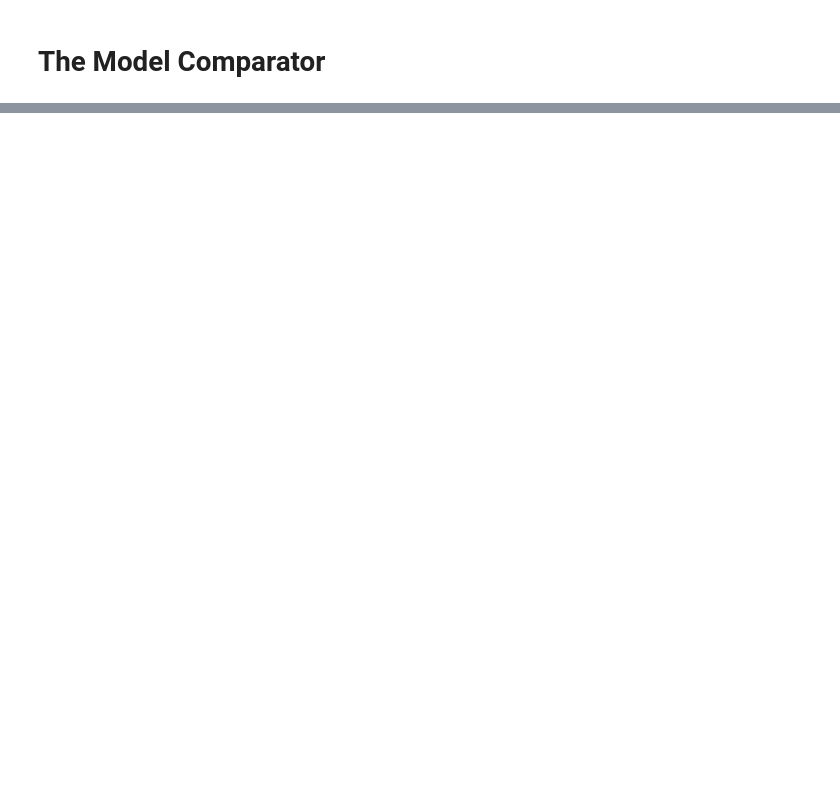
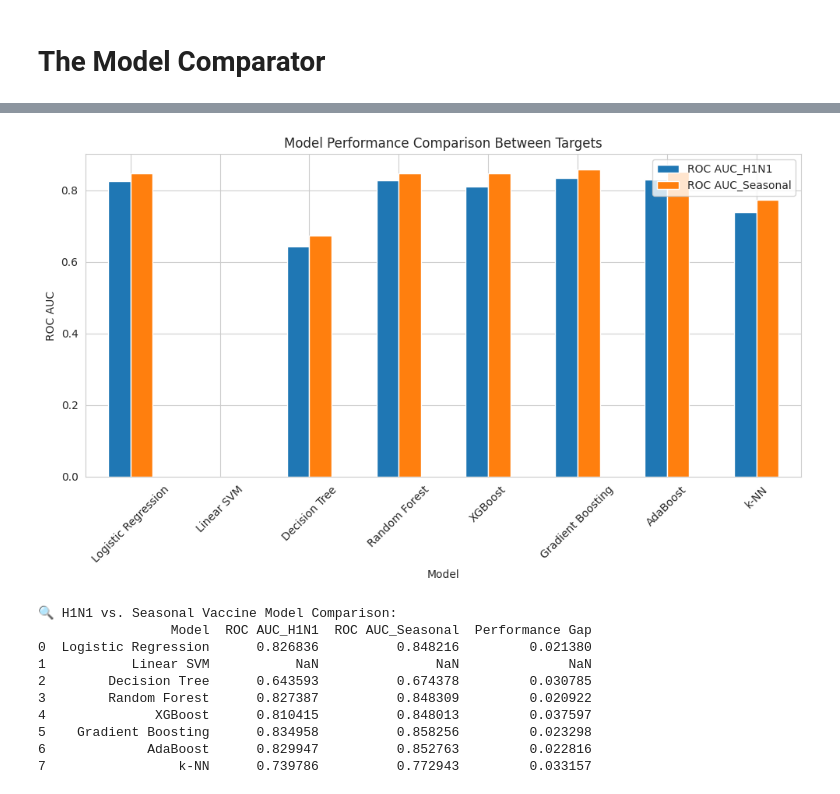
Before and after one commit to albert-raphael/alpha-group, a Jupyter notebook: Notebooks/flu shot.ipynb, the cells around one changed output, grey strips where cells are left out. Cells and saved outputs as stored; diff of their text form; code cells hidden in the pictures; blank space fills up the shorter version.

```diff
--- a/Notebooks/flu shot.ipynb
+++ b/Notebooks/flu shot.ipynb
@@ -2800,0 +2804,21 @@ class ModelComparator:
+# %%
+
+#Define feature columns and targets
+
+X = processed_df.drop(columns=['h1n1_vaccine', 'seasonal_vaccine'])  # Features
+y_h1n1 = processed_df['h1n1_vaccine']
+y_seasonal = processed_df['seasonal_vaccine']
+
+# Split H1N1 target
+X_train_h1n1, X_test_h1n1, y_train_h1n1, y_test_h1n1 = train_test_split(X, y_h1n1, test_size=0.2, random_state=42)
+
+# Split Seasonal target
+X_train_seasonal, X_test_seasonal, y_train_seasonal, y_test_seasonal = train_test_split(X, y_seasonal, test_size=0.2, random_state=42)
+# %%
+# Instantiate and evaluate H1N1 model performance
+h1n1_comparator = ModelComparator(X_train_h1n1, y_train_h1n1, X_test_h1n1, y_test_h1n1, 'h1n1_vaccine')
+h1n1_results = h1n1_comparator.train_and_evaluate()
+
+# Display H1N1 results
+print("\n🔍 H1N1 Model Performance:")
+print(h1n1_results)
@@ -2800,0 +2843,8 @@ class ModelComparator:
+# %%
+# Instantiate and evaluate Seasonal model performance
+seasonal_comparator = ModelComparator(X_train_seasonal, y_train_seasonal, X_test_seasonal, y_test_seasonal, 'seasonal_vaccine')
+seasonal_results = seasonal_comparator.train_and_evaluate()
+
+# Display Seasonal results
+print("\n🔍 Seasonal Model Performance:")
+print(seasonal_results)
@@ -2800,0 +2869,19 @@ class ModelComparator:
+# %%
+# Compare H1N1 vs. Seasonal model performance
+comparison = h1n1_comparator.compare_target_performance(seasonal_comparator)
+
+# Display comparison
+print("\n🔍 H1N1 vs. Seasonal Vaccine Model Comparison:")
+print(comparison)
+# %% [output]
+[figure, added]
+🔍 H1N1 vs. Seasonal Vaccine Model Comparison:
+                 Model  ROC AUC_H1N1  ROC AUC_Seasonal  Performance Gap
+0  Logistic Regression      0.826836          0.848216         0.021380
+1           Linear SVM           NaN               NaN              NaN
+2        Decision Tree      0.643593          0.674378         0.030785
+3        Random Forest      0.827387          0.848309         0.020922
+4              XGBoost      0.810415          0.848013         0.037597
+5    Gradient Boosting      0.834958          0.858256         0.023298
+6             AdaBoost      0.829947          0.852763         0.022816
+7                 k-NN      0.739786          0.772943         0.033157
```
Also changed, not shown: parts of 26 cells of this notebook.
